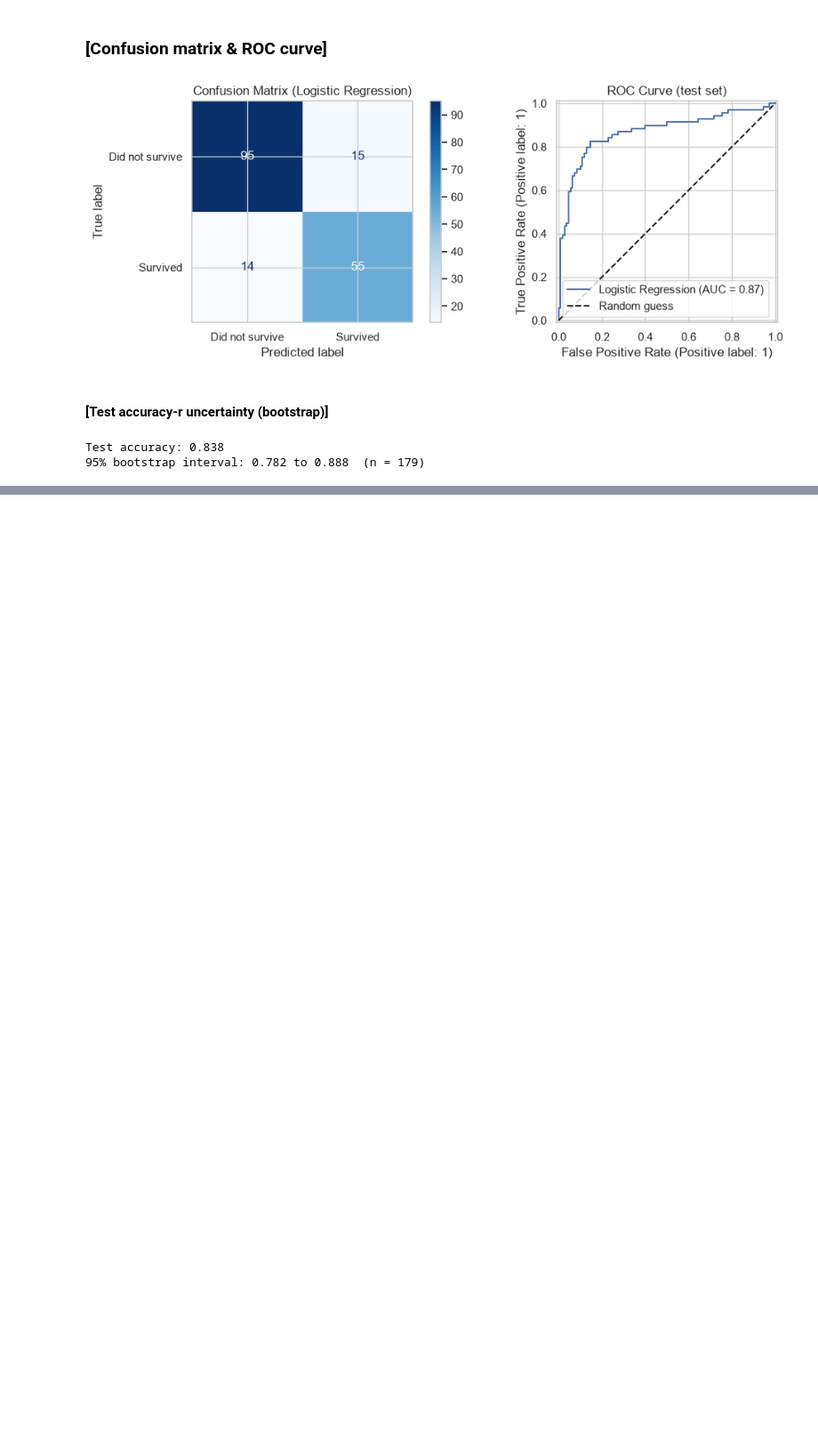
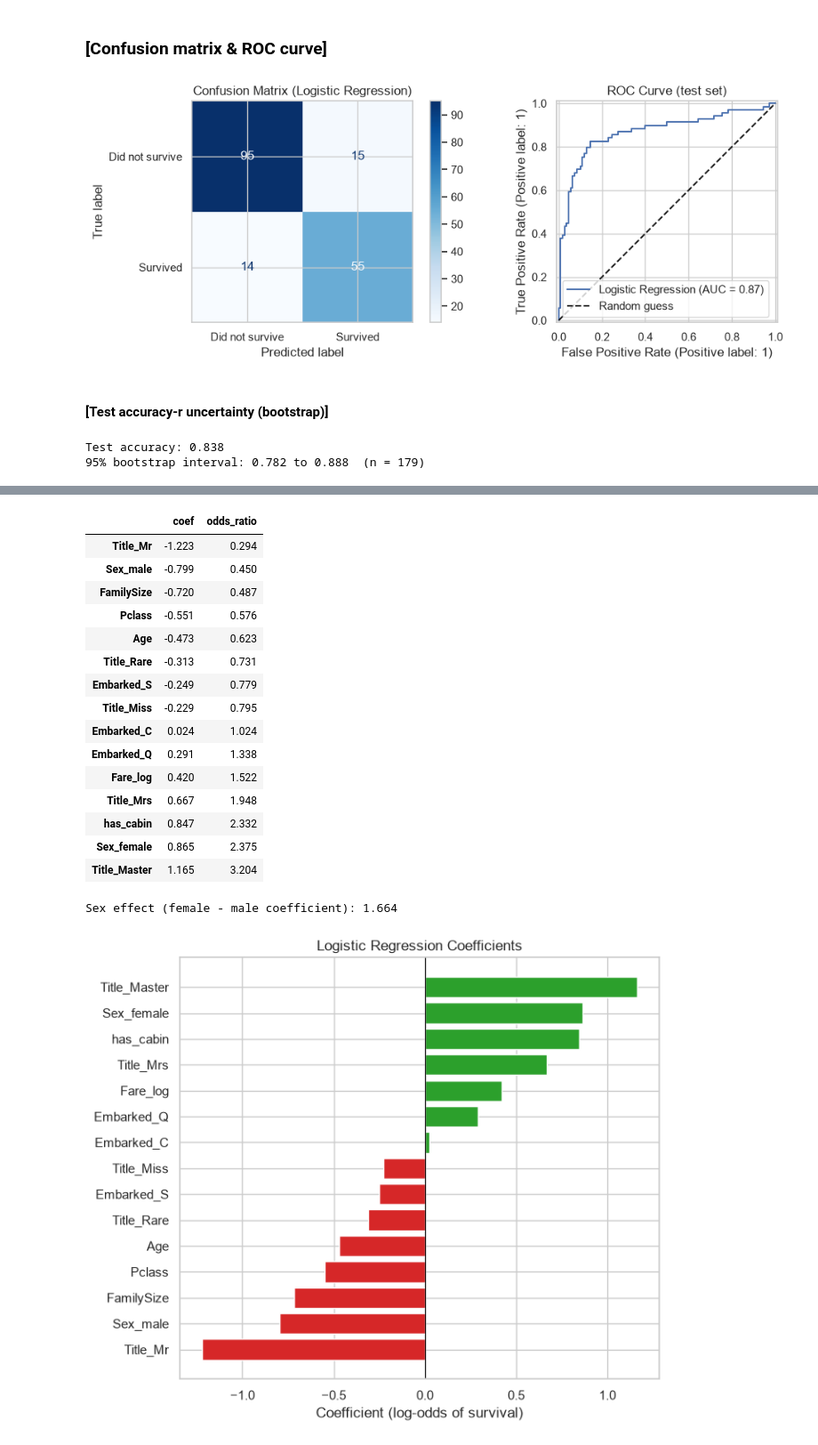
Before and after one commit to Tariqul-stack/titanic-survival-prediction, a Jupyter notebook: notebooks/03_modeling.ipynb, the cells around one changed output, grey strips where cells are left out. Shown at 89% size. Cells and saved outputs as stored; diff of their text form; code cells hidden in the pictures; blank space fills up the shorter version.

Commit message:
Add model interpretation

```diff
--- a/notebooks/03_modeling.ipynb
+++ b/notebooks/03_modeling.ipynb
@@ -361,0 +367,41 @@ Test accuracy: 0.838
+# %%
+assert final_name == "Logistic Regression"
+
+prep = final_model.named_steps["prep"]
+lr = final_model.named_steps["model"]
+feature_names = [n.split("__", 1)[1] for n in prep.get_feature_names_out()]
+
+coef = pd.Series(lr.coef_[0], index=feature_names)
+odds = pd.DataFrame({"coef": coef, "odds_ratio": np.exp(coef)}).sort_values("coef")
+display(odds.round(3))
+
+print("Sex effect (female - male coefficient):",
+      round(coef["Sex_female"] - coef["Sex_male"], 3))
+
+fig, ax = plt.subplots(figsize=(7, 6))
+colors = ["tab:red" if c < 0 else "tab:green" for c in odds["coef"]]
+ax.barh(odds.index, odds["coef"], color=colors)
+ax.axvline(0, color="black", linewidth=0.8)
+ax.set_xlabel("Coefficient (log-odds of survival)")
+ax.set_title("Logistic Regression Coefficients")
+plt.tight_layout()
+plt.show()
+# %% [output]
+|  | coef | odds_ratio |
+| Title_Mr | -1.223 | 0.294 |
+| Sex_male | -0.799 | 0.450 |
+| FamilySize | -0.720 | 0.487 |
+| Pclass | -0.551 | 0.576 |
+| Age | -0.473 | 0.623 |
+| Title_Rare | -0.313 | 0.731 |
+| Embarked_S | -0.249 | 0.779 |
+| Title_Miss | -0.229 | 0.795 |
+| Embarked_C | 0.024 | 1.024 |
+| Embarked_Q | 0.291 | 1.338 |
+| Fare_log | 0.420 | 1.522 |
+| Title_Mrs | 0.667 | 1.948 |
+| has_cabin | 0.847 | 2.332 |
+| Sex_female | 0.865 | 2.375 |
+| Title_Master | 1.165 | 3.204 |
+Sex effect (female - male coefficient): 1.664
+[figure, added]
```
Also changed, not shown: parts of 6 cells of this notebook.
